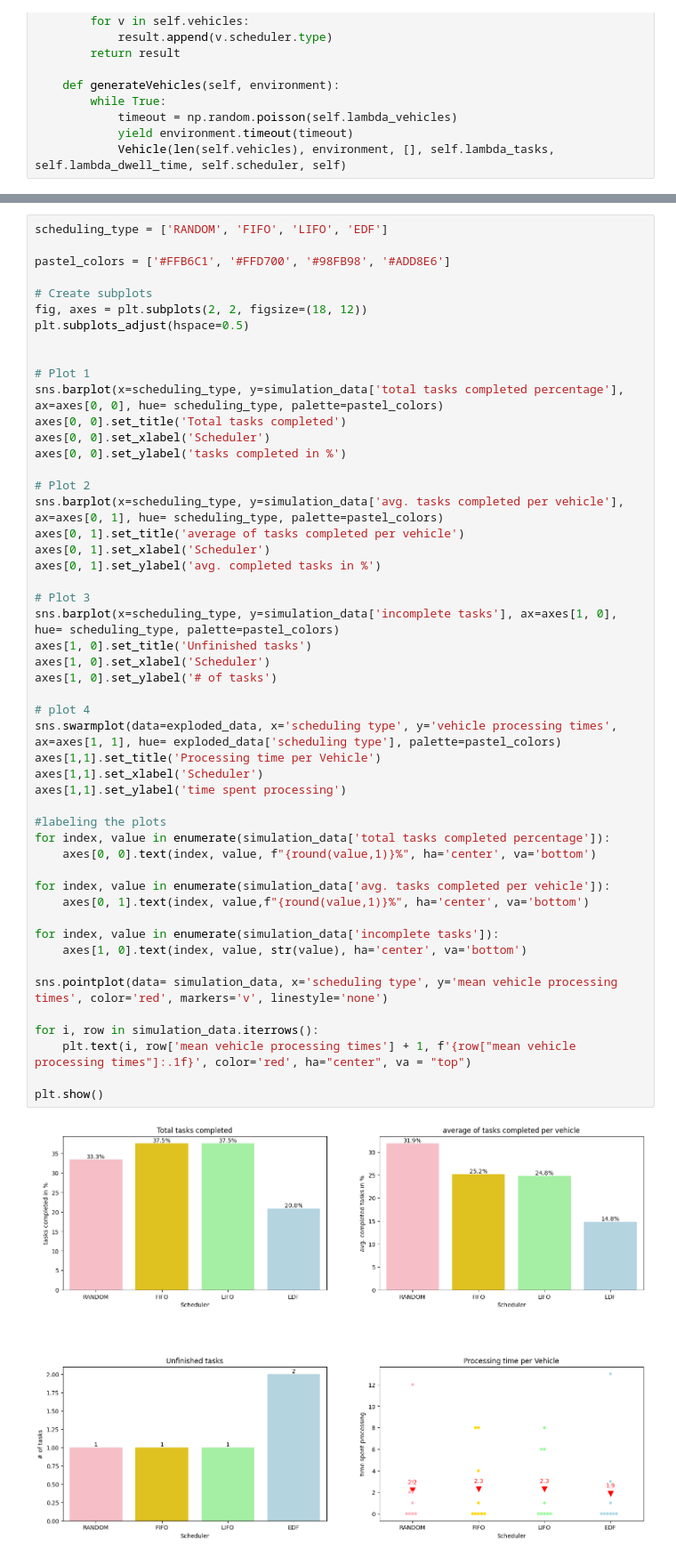
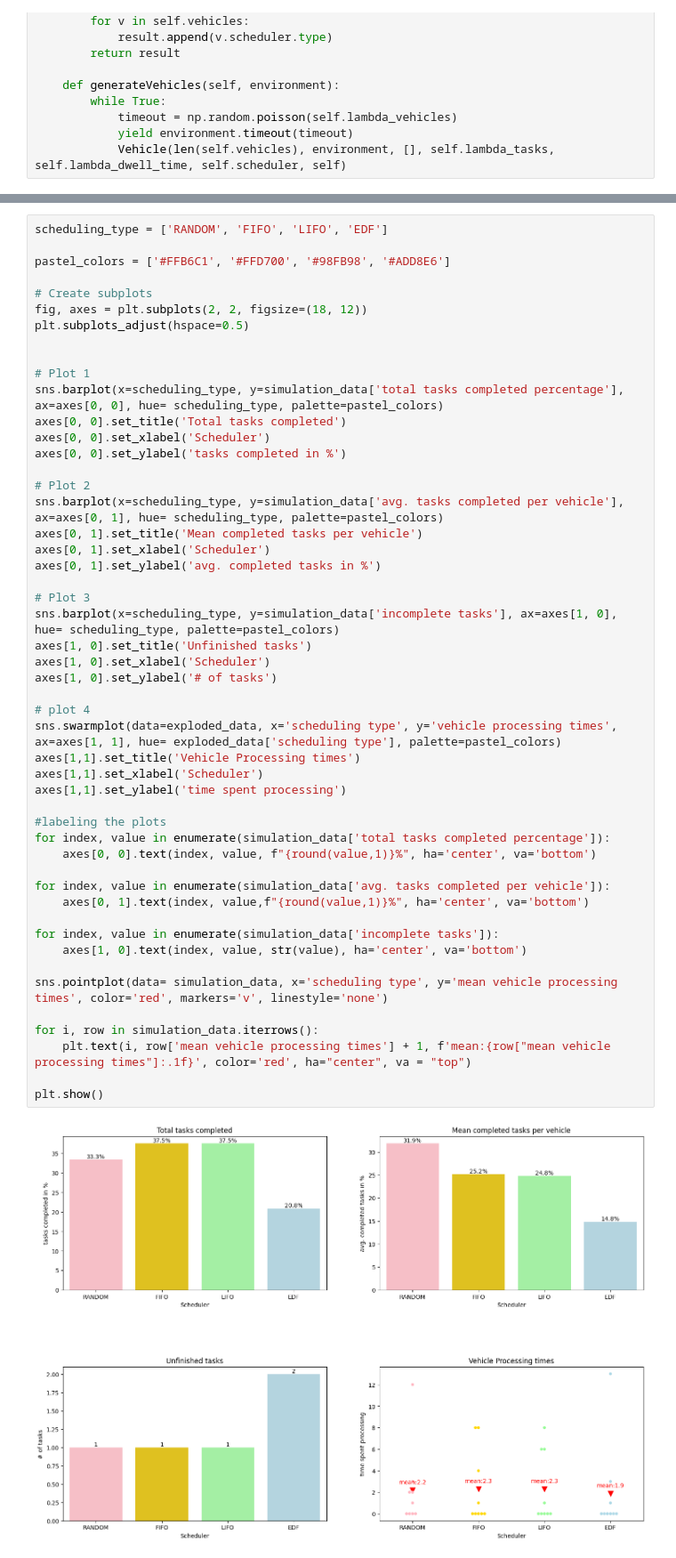
Before and after one commit to ank-ai/virtual_edge, a Jupyter notebook: code/SimPy/(4)newSchedulerSimpy.ipynb, the cells around one changed output, grey strips where cells are left out. Shown at 89% size. Cells and saved outputs as stored; diff of their text form.

```diff
--- a/code/SimPy/(4)newSchedulerSimpy.ipynb
+++ b/code/SimPy/(4)newSchedulerSimpy.ipynb
@@ -341,37 +326,37 @@ axes[0, 0].set_ylabel('tasks completed in %')
 
 # Plot 2
 sns.barplot(x=scheduling_type, y=simulation_data['avg. tasks completed per vehicle'], ax=axes[0, 1], hue= scheduling_type, palette=pastel_colors)
-axes[0, 1].set_title('average of tasks completed per vehicle')
+axes[0, 1].set_title('Mean completed tasks per vehicle')
 axes[0, 1].set_xlabel('Scheduler')
 axes[0, 1].set_ylabel('avg. completed tasks in %')
 
 # Plot 3
 sns.barplot(x=scheduling_type, y=simulation_data['incomplete tasks'], ax=axes[1, 0], hue= scheduling_type, palette=pastel_colors)
 axes[1, 0].set_title('Unfinished tasks')
 axes[1, 0].set_xlabel('Scheduler')
 axes[1, 0].set_ylabel('# of tasks')
 
 # plot 4
 sns.swarmplot(data=exploded_data, x='scheduling type', y='vehicle processing times', ax=axes[1, 1], hue= exploded_data['scheduling type'], palette=pastel_colors)
-axes[1,1].set_title('Processing time per Vehicle')
+axes[1,1].set_title('Vehicle Processing times')
 axes[1,1].set_xlabel('Scheduler')
 axes[1,1].set_ylabel('time spent processing')
 
 #labeling the plots
 for index, value in enumerate(simulation_data['total tasks completed percentage']):
     axes[0, 0].text(index, value, f"{round(value,1)}%", ha='center', va='bottom')
 
 for index, value in enumerate(simulation_data['avg. tasks completed per vehicle']):
     axes[0, 1].text(index, value,f"{round(value,1)}%", ha='center', va='bottom')
 
 for index, value in enumerate(simulation_data['incomplete tasks']):
     axes[1, 0].text(index, value, str(value), ha='center', va='bottom')
 
 sns.pointplot(data= simulation_data, x='scheduling type', y='mean vehicle processing times', color='red', markers='v', linestyle='none')
 
 for i, row in simulation_data.iterrows():
-    plt.text(i, row['mean vehicle processing times'] + 1, f'{row["mean vehicle processing times"]:.1f}', color='red', ha="center", va = "top")
+    plt.text(i, row['mean vehicle processing times'] + 1, f'mean:{row["mean vehicle processing times"]:.1f}', color='red', ha="center", va = "top")
 
 plt.show()
 # %% [output]
-[figure, old version]
+[figure, new version]
```
Also changed, not shown: parts of 5 cells of this notebook.
